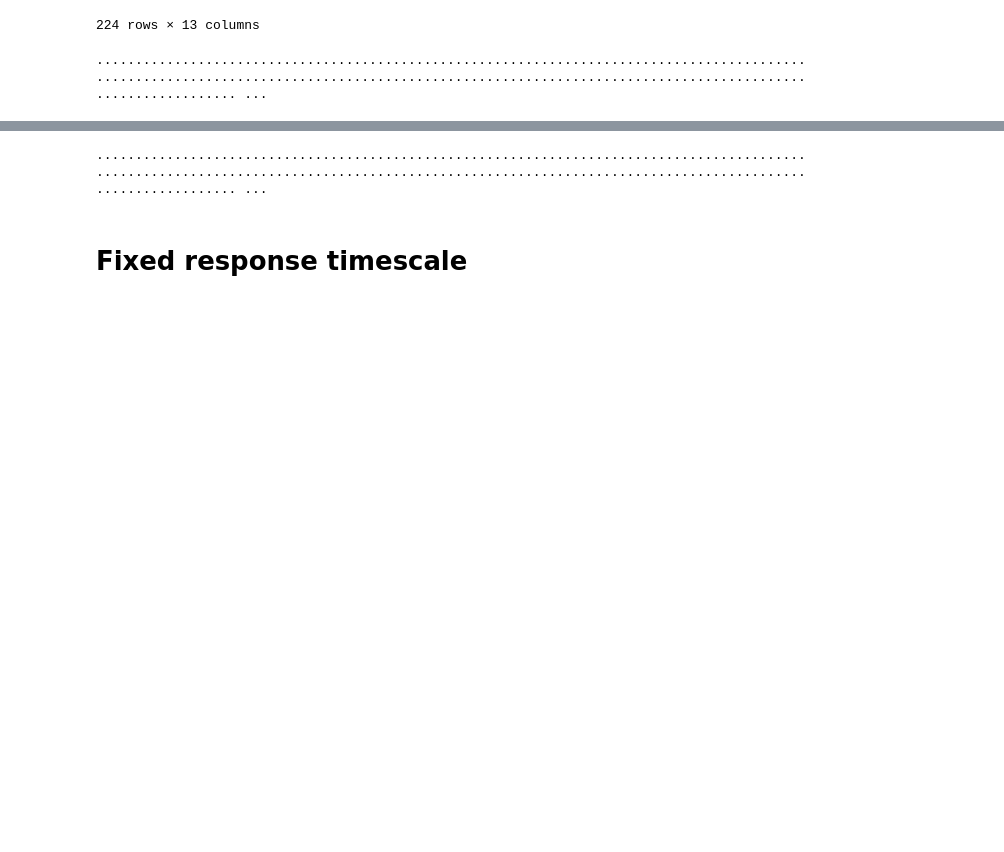
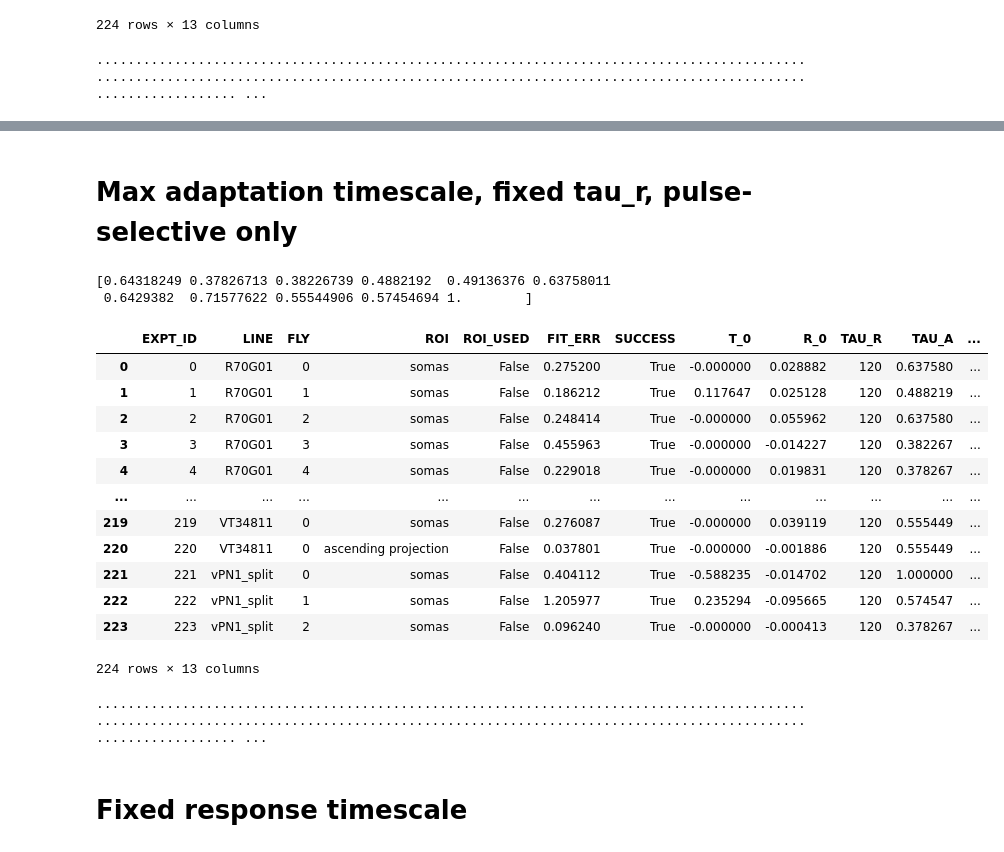
Before and after one commit to rkp8000/inferring-neural-codes, a Jupyter notebook: 4_D_record_baker_dyn_alt.ipynb, the cells around one changed output, grey strips where cells are left out. Drawn from its saved outputs; the diff is of its cells as text; code cells hidden in the pictures; blank space fills up the shorter version.

```diff
--- a/4_D_record_baker_dyn_alt.ipynb
+++ b/4_D_record_baker_dyn_alt.ipynb
@@ -362,3 +453,41 @@ df_dyn_param
+# %% [markdown]
+# Max adaptation timescale, fixed tau_r, pulse-selective only
+# %%
+MAX_TAU_A = 1  # s
+TAU_R = 120  # s
+
+SAVE_DIR_DYN = f'data/simple/mlv/dyn_alt/baker_dyn_max_tau_a_{MAX_TAU_A}_tau_r_{TAU_R}_pulse'
+SAVE_PFX_DYN = f'mlv_baker_dyn_max_tau_a_{MAX_TAU_A}_tau_r_{TAU_R}_pulse'
+
+if not os.path.exists(SAVE_DIR_DYN):
+    os.makedirs(SAVE_DIR_DYN)
+
+# neural response fits from Baker data
+df_dyn_param = pd.read_csv('data/simple/neur/baker_dyn_fit_param.csv')
+tau_a = np.array(df_dyn_param['TAU_A'])
+tau_a_fast = tau_a[tau_a <= MAX_TAU_A]
+mslow_adapt = tau_a >= MAX_TAU_A
+print(tau_a_fast)
+df_dyn_param['TAU_A'][mslow_adapt] = np.random.choice(tau_a_fast, mslow_adapt.sum())
+df_dyn_param['TAU_R'] = TAU_R
+df_dyn_param['X_S'] = 0
+df_dyn_param
+# %% [output]
+[0.64318249 0.37826713 0.38226739 0.4882192  0.49136376 0.63758011
+ 0.6429382  0.71577622 0.55544906 0.57454694 1.        ]
+|  | EXPT_ID | LINE | FLY | ROI | ROI_USED | FIT_ERR | SUCCESS | T_0 | R_0 | TAU_R | TAU_A | ... |
+| 0 | 0 | R70G01 | 0 | somas | False | 0.275200 | True | -0.000000 | 0.028882 | 120 | 0.637580 | ... |
+| 1 | 1 | R70G01 | 1 | somas | False | 0.186212 | True | 0.117647 | 0.025128 | 120 | 0.488219 | ... |
+| 2 | 2 | R70G01 | 2 | somas | False | 0.248414 | True | -0.000000 | 0.055962 | 120 | 0.637580 | ... |
+| 3 | 3 | R70G01 | 3 | somas | False | 0.455963 | True | -0.000000 | -0.014227 | 120 | 0.382267 | ... |
+| 4 | 4 | R70G01 | 4 | somas | False | 0.229018 | True | -0.000000 | 0.019831 | 120 | 0.378267 | ... |
+| ... | ... | ... | ... | ... | ... | ... | ... | ... | ... | ... | ... | ... |
+| 219 | 219 | VT34811 | 0 | somas | False | 0.276087 | True | -0.000000 | 0.039119 | 120 | 0.555449 | ... |
+| 220 | 220 | VT34811 | 0 | ascending projection | False | 0.037801 | True | -0.000000 | -0.001886 | 120 | 0.555449 | ... |
+| 221 | 221 | vPN1_split | 0 | somas | False | 0.404112 | True | -0.588235 | -0.014702 | 120 | 1.000000 | ... |
+| 222 | 222 | vPN1_split | 1 | somas | False | 1.205977 | True | 0.235294 | -0.095665 | 120 | 0.574547 | ... |
+| 223 | 223 | vPN1_split | 2 | somas | False | 0.096240 | True | -0.000000 | -0.000413 | 120 | 0.378267 | ... |
+224 rows × 13 columns
 # %%
 expt_ids = df_dyn_param['EXPT_ID']
 
```
Also changed, not shown: parts of 20 cells of this notebook, 1 other file.
